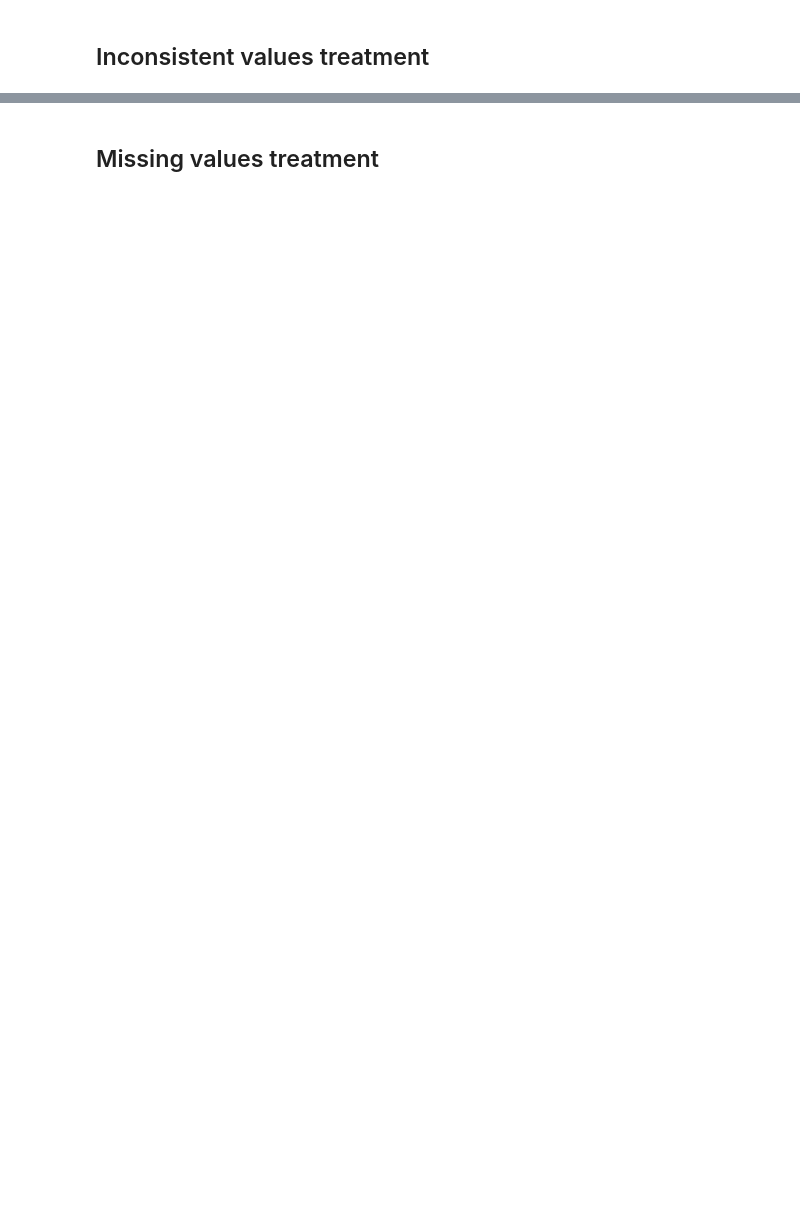
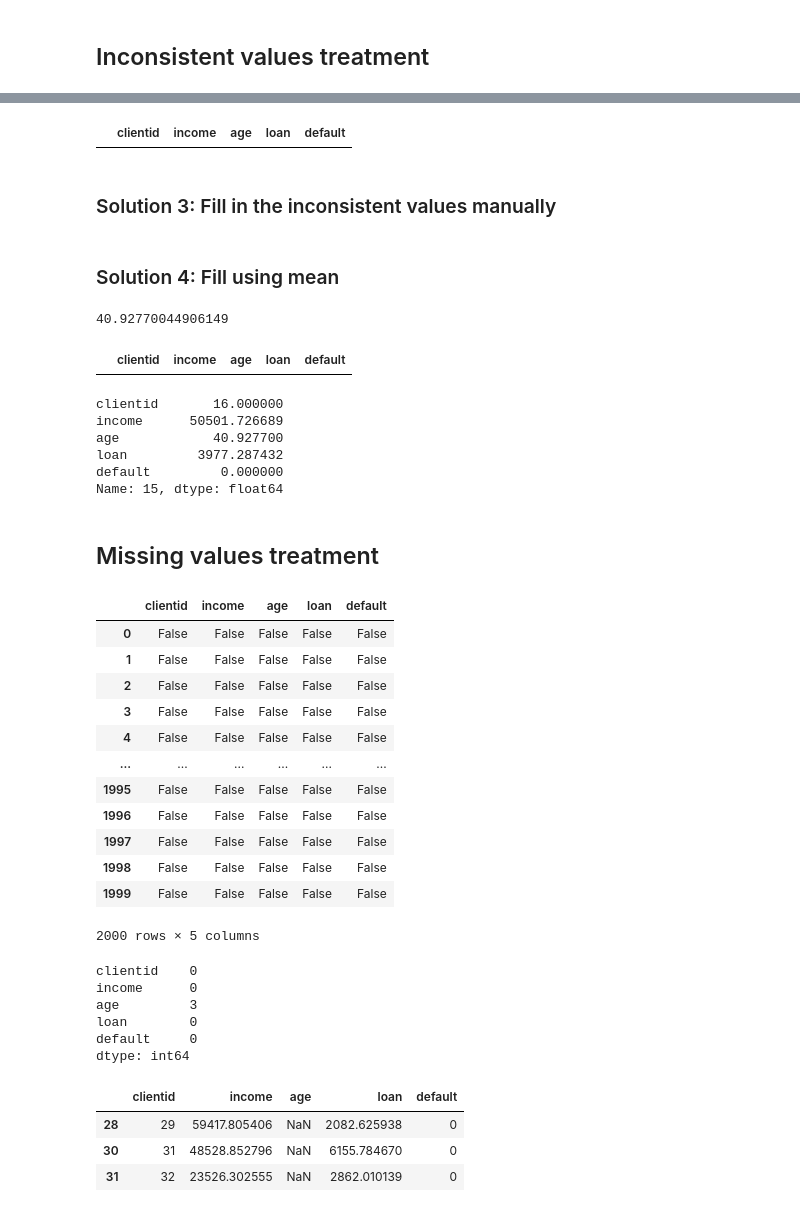
Before and after one commit to BrunoVidotto7/Classification, a Jupyter notebook: Machine Learning and Data Science using Python (Classification).ipynb, the cells around one changed output, grey strips where cells are left out. Drawn from its saved outputs; the diff is of its cells as text; code cells hidden in the pictures; blank space fills up the shorter version.

Commit message:
treating missing values

```diff
--- a/Machine Learning and Data Science using Python (Classification).ipynb
+++ b/Machine Learning and Data Science using Python (Classification).ipynb
@@ -132,2 +179,61 @@ grafico.show()
+# %%
+base_credit3.loc[base_credit3['age'] < 0]
+# %% [output]
+|  | clientid | income | age | loan | default |
+# %% [markdown]
+### Solution 3: Fill in the inconsistent values manually
+# %% [markdown]
+### Solution 4: Fill using mean
+# %%
+base_credit['age'][base_credit['age'] > 0].mean()
+# %% [output]
+40.92770044906149
+# %%
+base_credit.loc[base_credit['age'] < 0, 'age'] = base_credit['age'][base_credit['age'] > 0].mean()
+# %%
+base_credit.loc[base_credit['age'] < 0]
+# %% [output]
+|  | clientid | income | age | loan | default |
+# %%
+base_credit.iloc[15]
+# %% [output]
+clientid       16.000000
+income      50501.726689
+age            40.927700
+loan         3977.287432
+default         0.000000
+Name: 15, dtype: float64
 # %% [markdown]
 ## Missing values treatment
+# %%
+base_credit.isnull()
+# %% [output]
+|  | clientid | income | age | loan | default |
+| 0 | False | False | False | False | False |
+| 1 | False | False | False | False | False |
+| 2 | False | False | False | False | False |
+| 3 | False | False | False | False | False |
+| 4 | False | False | False | False | False |
+| ... | ... | ... | ... | ... | ... |
+| 1995 | False | False | False | False | False |
+| 1996 | False | False | False | False | False |
+| 1997 | False | False | False | False | False |
+| 1998 | False | False | False | False | False |
+| 1999 | False | False | False | False | False |
+2000 rows × 5 columns
+# %%
+base_credit.isnull().sum()
+# %% [output]
+clientid    0
+income      0
+age         3
+loan        0
+default     0
+dtype: int64
+# %%
+base_credit.loc[pd.isnull(base_credit['age'])]
+# %% [output]
+|  | clientid | income | age | loan | default |
+| 28 | 29 | 59417.805406 | NaN | 2082.625938 | 0 |
+| 30 | 31 | 48528.852796 | NaN | 6155.784670 | 0 |
+| 31 | 32 | 23526.302555 | NaN | 2862.010139 | 0 |
```
Also changed, not shown: parts of 15 cells of this notebook.
